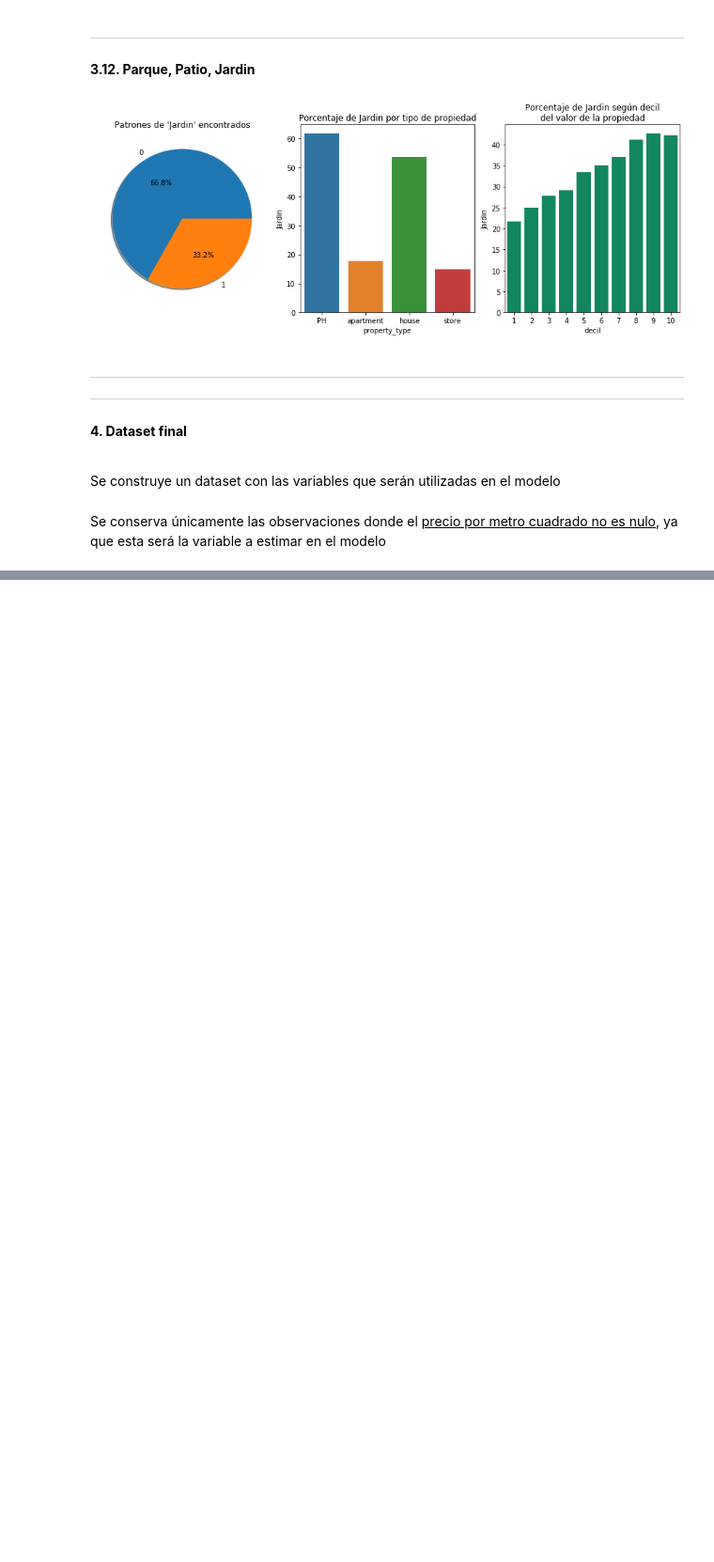
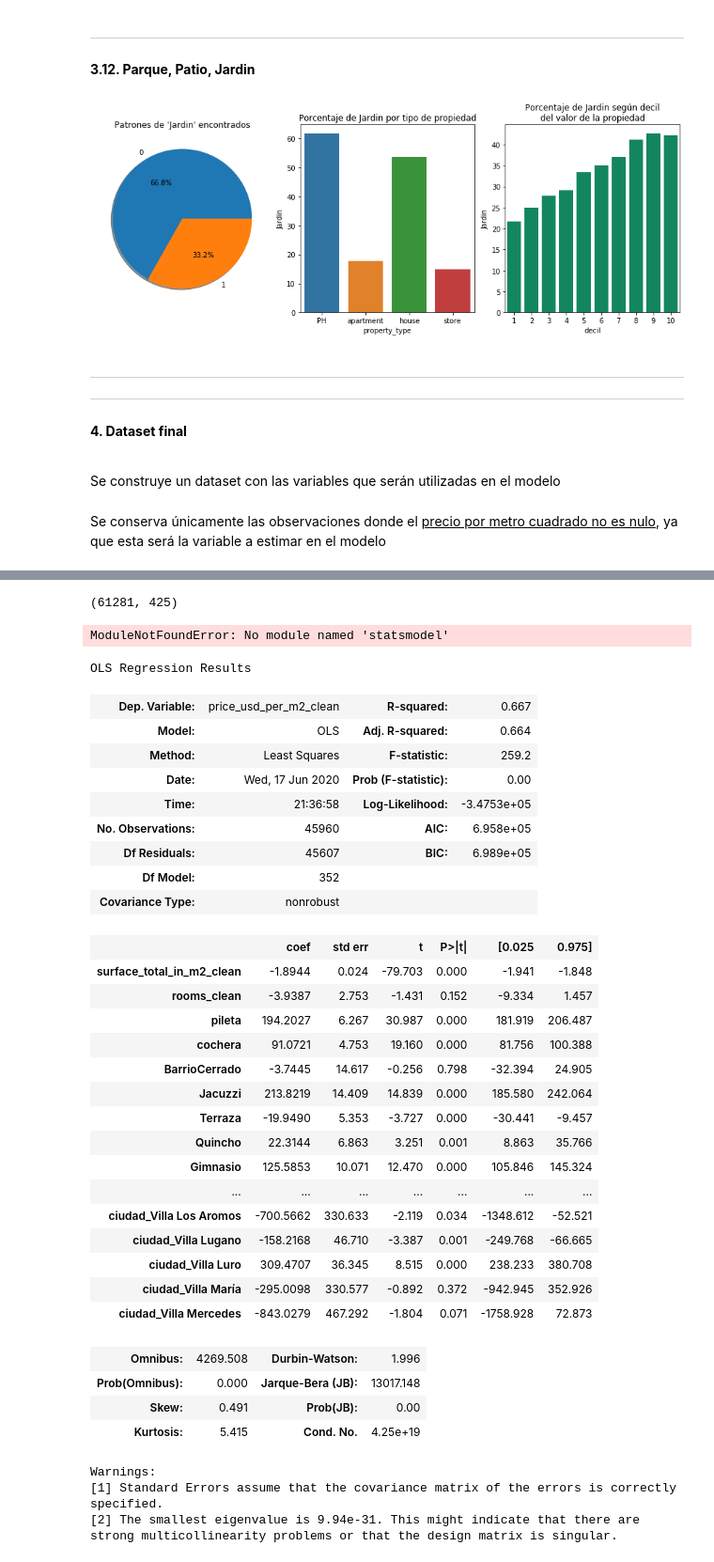
Before and after one commit to Hacho55/DataScience_Grp5, a Jupyter notebook: Entregables/Desafio 2/Grupo5_Desafio2.ipynb, the cells around one changed output, grey strips where cells are left out. Shown at 94% size. Saved outputs shown, nothing was run; the diff lists cells and outputs as text; code cells hidden in the pictures; blank space fills up the shorter version.

```diff
--- a/Entregables/Desafio 2/Grupo5_Desafio2.ipynb
+++ b/Entregables/Desafio 2/Grupo5_Desafio2.ipynb
@@ -1231,0 +1246,4 @@ El dataset que se utilizará para realizar el modelo tiene 69147  observaciones.
+# %%
+data_final.shape
+# %% [output]
+(61281, 425)
@@ -1231,0 +1255,51 @@ El dataset que se utilizará para realizar el modelo tiene 69147  observaciones.
+# %%
+import statsmodels.api as sm
+
+
+from sklearn.model_selection import train_test_split
+
+
+
+Xtrain , Xtest , ytrain , ytest = train_test_split(data_features,target)
+
+
+#model = sm.OLS()
+# %% [output]
+ModuleNotFoundError: No module named 'statsmodel'
+# %%
+model.summary()
+# %% [output]
+OLS Regression Results
+| Dep. Variable: | price_usd_per_m2_clean | R-squared: | 0.667 |
+| Model: | OLS | Adj. R-squared: | 0.664 |
+| Method: | Least Squares | F-statistic: | 259.2 |
+| Date: | Wed, 17 Jun 2020 | Prob (F-statistic): | 0.00 |
+| Time: | 21:36:58 | Log-Likelihood: | -3.4753e+05 |
+| No. Observations: | 45960 | AIC: | 6.958e+05 |
+| Df Residuals: | 45607 | BIC: | 6.989e+05 |
+| Df Model: | 352 |  |  |
+| Covariance Type: | nonrobust |  |  |
+|  | coef | std err | t | P>|t| | [0.025 | 0.975] |
+| surface_total_in_m2_clean | -1.8944 | 0.024 | -79.703 | 0.000 | -1.941 | -1.848 |
+| rooms_clean | -3.9387 | 2.753 | -1.431 | 0.152 | -9.334 | 1.457 |
+| pileta | 194.2027 | 6.267 | 30.987 | 0.000 | 181.919 | 206.487 |
+| cochera | 91.0721 | 4.753 | 19.160 | 0.000 | 81.756 | 100.388 |
+| BarrioCerrado | -3.7445 | 14.617 | -0.256 | 0.798 | -32.394 | 24.905 |
+| Jacuzzi | 213.8219 | 14.409 | 14.839 | 0.000 | 185.580 | 242.064 |
+| Terraza | -19.9490 | 5.353 | -3.727 | 0.000 | -30.441 | -9.457 |
+| Quincho | 22.3144 | 6.863 | 3.251 | 0.001 | 8.863 | 35.766 |
+| Gimnasio | 125.5853 | 10.071 | 12.470 | 0.000 | 105.846 | 145.324 |
+| ... | ... | ... | ... | ... | ... | ... |
+| ciudad_Villa Los Aromos | -700.5662 | 330.633 | -2.119 | 0.034 | -1348.612 | -52.521 |
+| ciudad_Villa Lugano | -158.2168 | 46.710 | -3.387 | 0.001 | -249.768 | -66.665 |
+| ciudad_Villa Luro | 309.4707 | 36.345 | 8.515 | 0.000 | 238.233 | 380.708 |
+| ciudad_Villa María | -295.0098 | 330.577 | -0.892 | 0.372 | -942.945 | 352.926 |
+| ciudad_Villa Mercedes | -843.0279 | 467.292 | -1.804 | 0.071 | -1758.928 | 72.873 |
+| Omnibus: | 4269.508 | Durbin-Watson: | 1.996 |
+| Prob(Omnibus): | 0.000 | Jarque-Bera (JB): | 13017.148 |
+| Skew: | 0.491 | Prob(JB): | 0.00 |
+| Kurtosis: | 5.415 | Cond. No. | 4.25e+19 |
+Warnings:
+[1] Standard Errors assume that the covariance matrix of the errors is correctly specified.
+[2] The smallest eigenvalue is 9.94e-31. This might indicate that there are
+strong multicollinearity problems or that the design matrix is singular.
```
Also changed, not shown: parts of 11 cells of this notebook, 1 other file.
